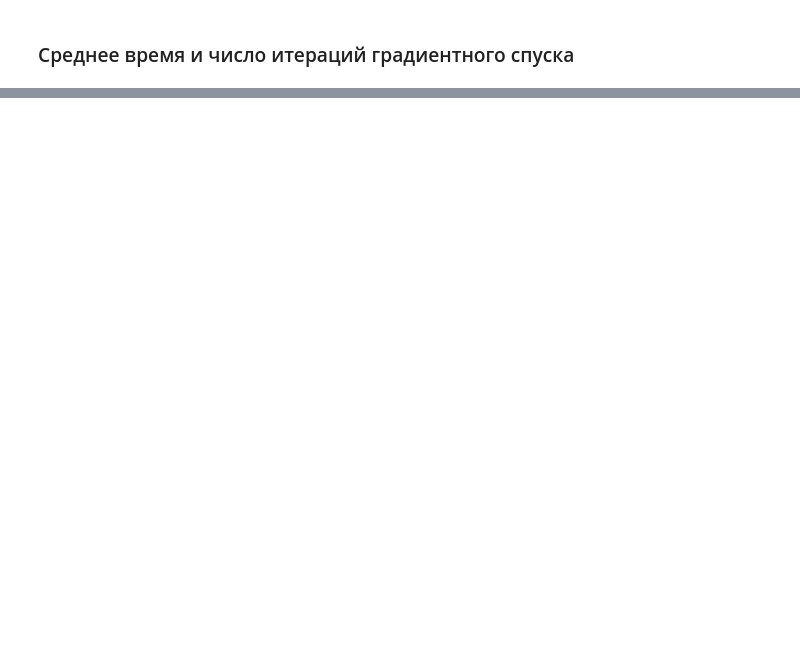
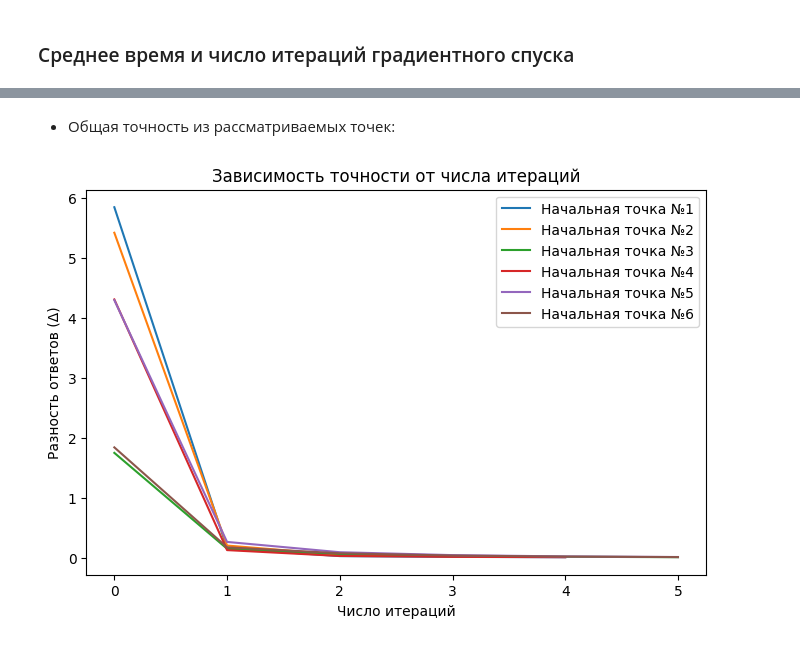
Before and after one commit to DenisKabanov/modern_methods_of_decision_making, a Jupyter notebook: 1) Gradient descent/task.ipynb, the cells around one changed output, grey strips where cells are left out. Drawn from its saved outputs; the diff is of its cells as text; code cells hidden in the pictures; blank space fills up the shorter version.

```diff
--- a/1) Gradient descent/task.ipynb
+++ b/1) Gradient descent/task.ipynb
@@ -316,10 +342,0 @@ Y = [] # список под значения целевой функции
-# %%
-y = func(x, A, μ)[0] # считаем начальное значение функции
-X.append(x) # запоминаем начальную точку (всегда будет идти под индексом 0)
-Y.append(y) # запоминаем начальное решение
-
-while constraints(x):
-    x = x - η * func_grad(x, A, μ) # обновляем значение x
-    y = func(x, A, μ)[0] # считаем начальное значение функции
-    X.append(x) # запоминаем начальную точку (всегда будет идти под индексом 0)
-    Y.append(y) # запоминаем начальное решение
@@ -325,0 +383,14 @@ while constraints(x):
+# %% [markdown]
+* Общая точность из рассматриваемых точек:
+# %%
+plt.figure(figsize=(8,5)) # задание размера фигуры
+for p in range(6): # идём по числу случайных стартовых точек
+    deltas = accuracy[p]["Δ"] # дельты (разница ответа на итерации с оптимальным от солвера)
+    plt.plot(range(len(deltas)), deltas, label=f"Начальная точка №{p+1}")
+plt.title("Зависимость точности от числа итераций") # название фигуры
+plt.xlabel("Число итераций") # подпись по оси x
+plt.ylabel("Разность ответов (Δ)") # подпись по оси y
+plt.legend() # отображение подписей графиков
+plt.show() # показ фигуры
+# %% [output]
+[figure, added]
```
Also changed, not shown: parts of 41 cells of this notebook, 1 other file.
